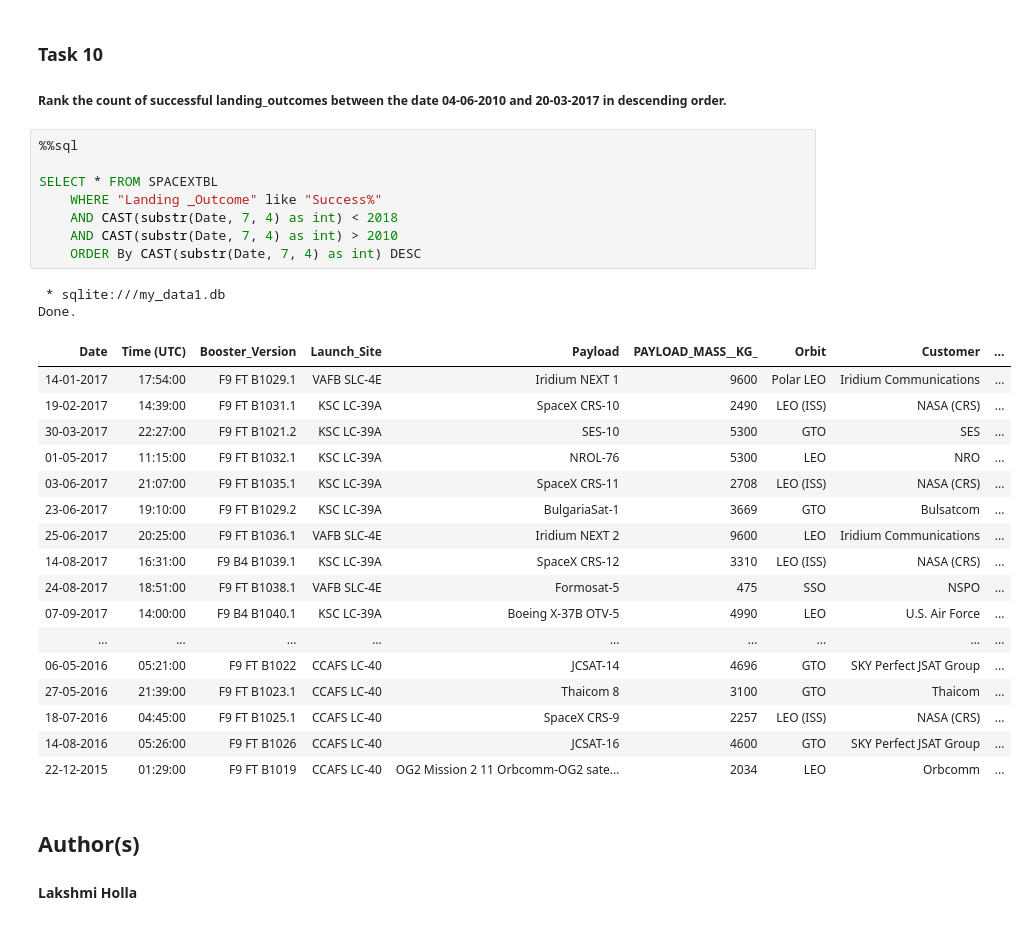
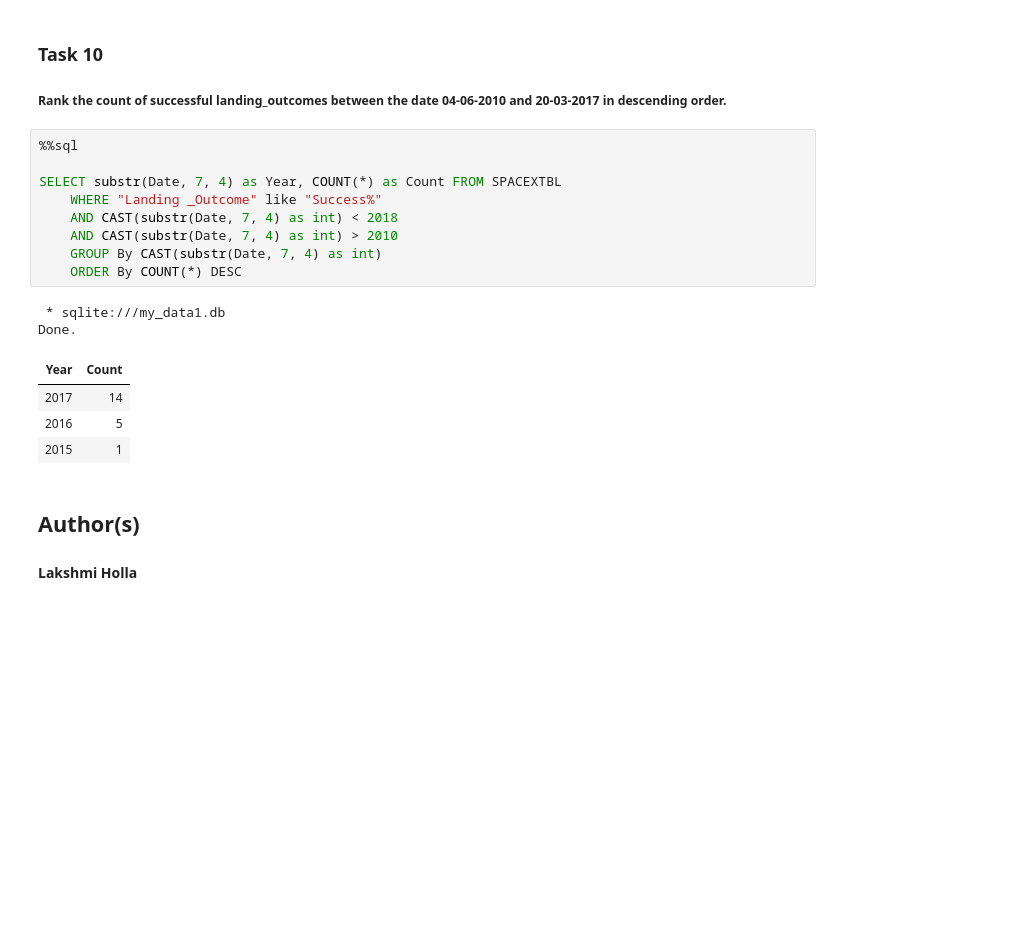
Before and after one commit to mariotey/IBM_Coursera, a Jupyter notebook: Week2/jupyter-labs-eda-sql-coursera_sqllite.ipynb, the cells around one changed output. Saved outputs shown, nothing was run; the diff lists cells and outputs as text; blank space fills up the shorter version.

```diff
--- a/Week2/jupyter-labs-eda-sql-coursera_sqllite.ipynb
+++ b/Week2/jupyter-labs-eda-sql-coursera_sqllite.ipynb
@@ -258,31 +258,19 @@ Done.
 # %%
 %%sql
 
-SELECT * FROM SPACEXTBL
+SELECT substr(Date, 7, 4) as Year, COUNT(*) as Count FROM SPACEXTBL
     WHERE "Landing _Outcome" like "Success%"
     AND CAST(substr(Date, 7, 4) as int) < 2018
     AND CAST(substr(Date, 7, 4) as int) > 2010
-    ORDER By CAST(substr(Date, 7, 4) as int) DESC
+    GROUP By CAST(substr(Date, 7, 4) as int)
+    ORDER By COUNT(*) DESC
 # %% [output]
  * sqlite:///my_data1.db
 Done.
-| Date | Time (UTC) | Booster_Version | Launch_Site | Payload | PAYLOAD_MASS__KG_ | Orbit | Customer | ... |
-| 14-01-2017 | 17:54:00 | F9 FT B1029.1 | VAFB SLC-4E | Iridium NEXT 1 | 9600 | Polar LEO | Iridium Communications | ... |
-| 19-02-2017 | 14:39:00 | F9 FT B1031.1 | KSC LC-39A | SpaceX CRS-10 | 2490 | LEO (ISS) | NASA (CRS) | ... |
-| 30-03-2017 | 22:27:00 | F9 FT B1021.2 | KSC LC-39A | SES-10 | 5300 | GTO | SES | ... |
-| 01-05-2017 | 11:15:00 | F9 FT B1032.1 | KSC LC-39A | NROL-76 | 5300 | LEO | NRO | ... |
-| 03-06-2017 | 21:07:00 | F9 FT B1035.1 | KSC LC-39A | SpaceX CRS-11 | 2708 | LEO (ISS) | NASA (CRS) | ... |
-| 23-06-2017 | 19:10:00 | F9 FT B1029.2 | KSC LC-39A | BulgariaSat-1 | 3669 | GTO | Bulsatcom | ... |
-| 25-06-2017 | 20:25:00 | F9 FT B1036.1 | VAFB SLC-4E | Iridium NEXT 2 | 9600 | LEO | Iridium Communications | ... |
-| 14-08-2017 | 16:31:00 | F9 B4 B1039.1 | KSC LC-39A | SpaceX CRS-12 | 3310 | LEO (ISS) | NASA (CRS) | ... |
-| 24-08-2017 | 18:51:00 | F9 FT B1038.1 | VAFB SLC-4E | Formosat-5 | 475 | SSO | NSPO | ... |
-| 07-09-2017 | 14:00:00 | F9 B4 B1040.1 | KSC LC-39A | Boeing X-37B OTV-5 | 4990 | LEO | U.S. Air Force | ... |
-| ... | ... | ... | ... | ... | ... | ... | ... | ... |
-| 06-05-2016 | 05:21:00 | F9 FT B1022 | CCAFS LC-40 | JCSAT-14 | 4696 | GTO | SKY Perfect JSAT Group | ... |
-| 27-05-2016 | 21:39:00 | F9 FT B1023.1 | CCAFS LC-40 | Thaicom 8 | 3100 | GTO | Thaicom | ... |
-| 18-07-2016 | 04:45:00 | F9 FT B1025.1 | CCAFS LC-40 | SpaceX CRS-9 | 2257 | LEO (ISS) | NASA (CRS) | ... |
-| 14-08-2016 | 05:26:00 | F9 FT B1026 | CCAFS LC-40 | JCSAT-16 | 4600 | GTO | SKY Perfect JSAT Group | ... |
-| 22-12-2015 | 01:29:00 | F9 FT B1019 | CCAFS LC-40 | OG2 Mission 2 11 Orbcomm-OG2 sate... | 2034 | LEO | Orbcomm | ... |
+| Year | Count |
+| 2017 | 14 |
+| 2016 | 5 |
+| 2015 | 1 |
 # %% [markdown]
 ## Author(s)
 
```
Also changed, not shown: parts of 2 cells of this notebook, 4 other files.
